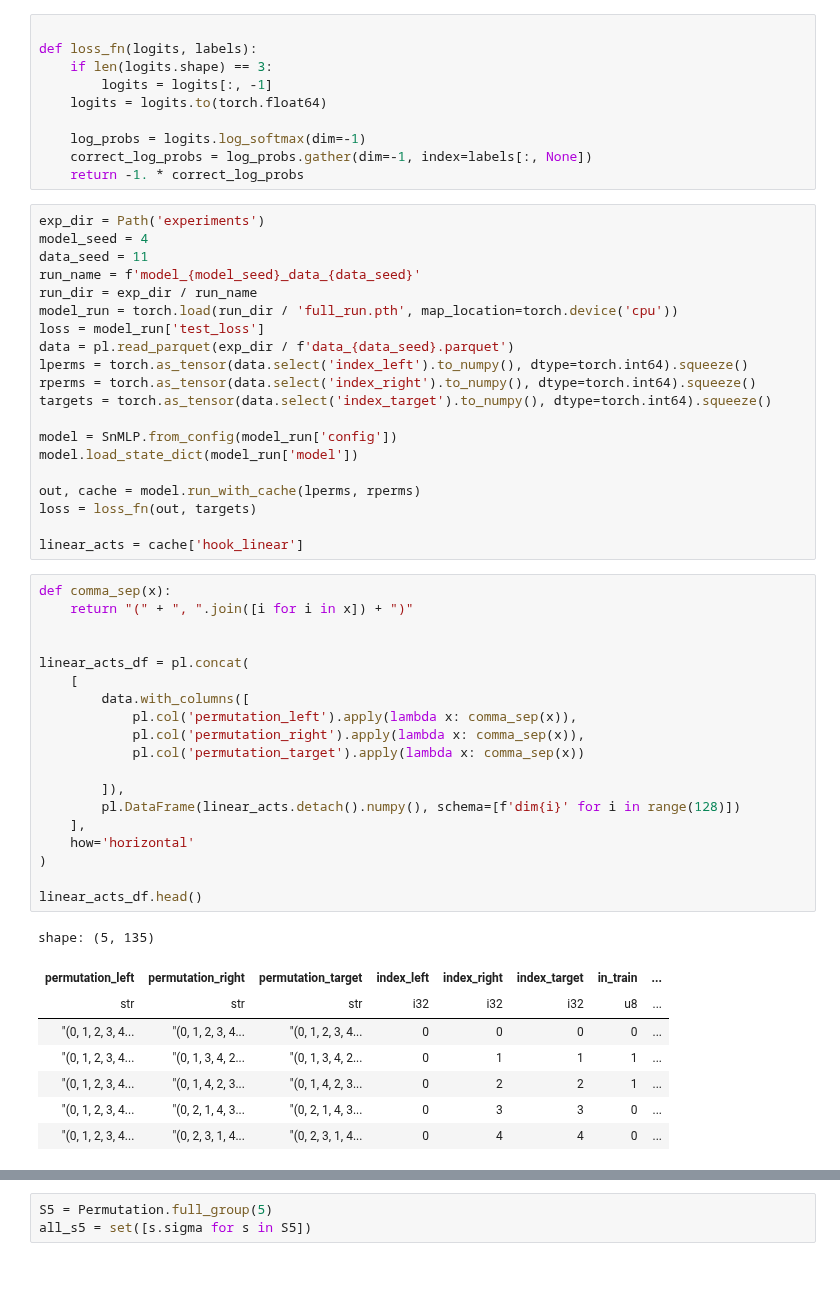
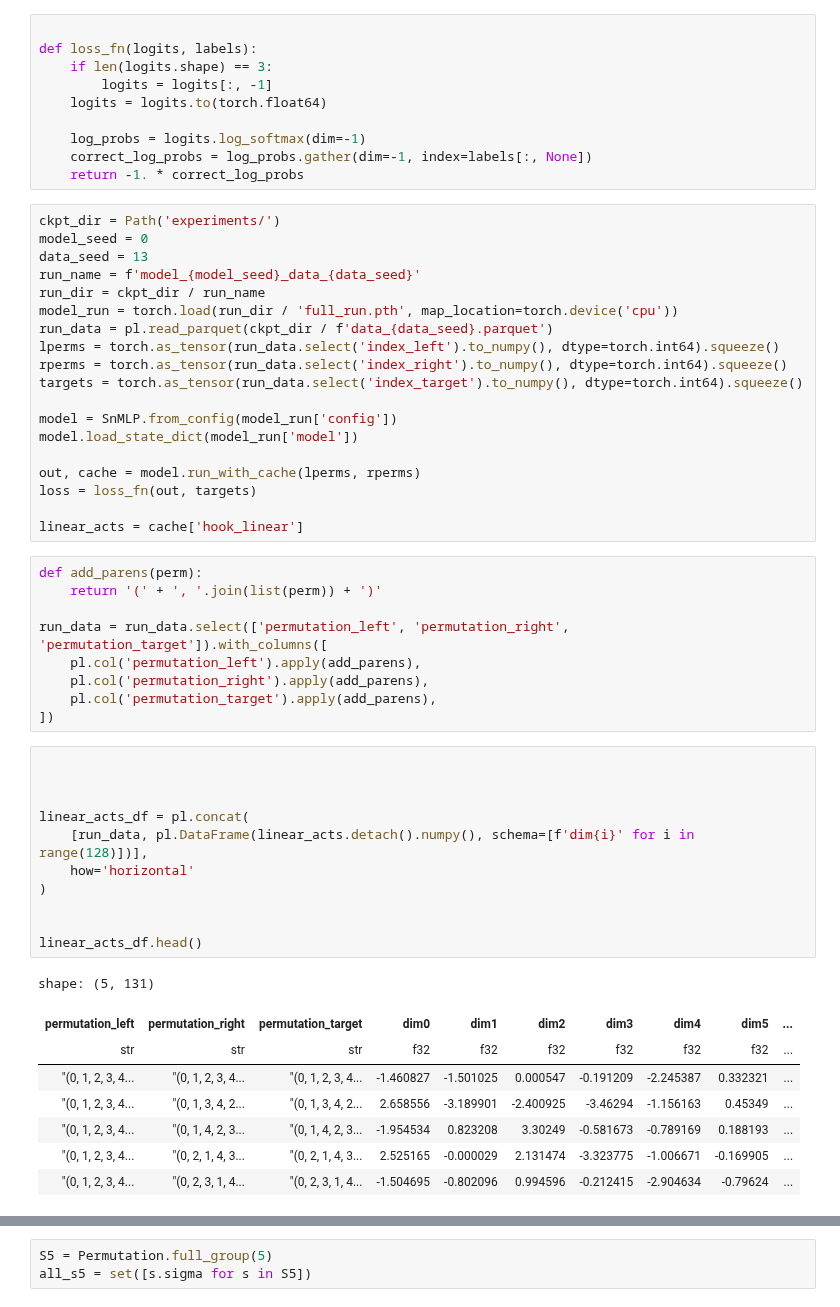
Before and after one commit to dashstander/sn-grok, a Jupyter notebook: subgroups.ipynb, the cells around one changed output, grey strips where cells are left out. Saved outputs shown, nothing was run; the diff lists cells and outputs as text; blank space fills up the shorter version.

```diff
--- a/subgroups.ipynb
+++ b/subgroups.ipynb
@@ -47,17 +47,16 @@ def loss_fn(logits, labels):
     correct_log_probs = log_probs.gather(dim=-1, index=labels[:, None])
     return -1. * correct_log_probs
 # %%
-exp_dir = Path('experiments')
-model_seed = 4
-data_seed = 11
+ckpt_dir = Path('experiments/')
+model_seed = 0
+data_seed = 13
 run_name = f'model_{model_seed}_data_{data_seed}'
-run_dir = exp_dir / run_name
+run_dir = ckpt_dir / run_name
 model_run = torch.load(run_dir / 'full_run.pth', map_location=torch.device('cpu'))
-loss = model_run['test_loss']
-data = pl.read_parquet(exp_dir / f'data_{data_seed}.parquet')
-lperms = torch.as_tensor(data.select('index_left').to_numpy(), dtype=torch.int64).squeeze()
-rperms = torch.as_tensor(data.select('index_right').to_numpy(), dtype=torch.int64).squeeze()
-targets = torch.as_tensor(data.select('index_target').to_numpy(), dtype=torch.int64).squeeze()
+run_data = pl.read_parquet(ckpt_dir / f'data_{data_seed}.parquet')
+lperms = torch.as_tensor(run_data.select('index_left').to_numpy(), dtype=torch.int64).squeeze()
+rperms = torch.as_tensor(run_data.select('index_right').to_numpy(), dtype=torch.int64).squeeze()
+targets = torch.as_tensor(run_data.select('index_target').to_numpy(), dtype=torch.int64).squeeze()
 
 model = SnMLP.from_config(model_run['config'])
 model.load_state_dict(model_run['model'])
@@ -66,31 +65,32 @@ out, cache = model.run_with_cache(lperms, rperms)
 loss = loss_fn(out, targets)
 
 linear_acts = cache['hook_linear']
+# %%
+def add_parens(perm):
+    return '(' + ', '.join(list(perm)) + ')'
+
+run_data = run_data.select(['permutation_left', 'permutation_right', 'permutation_target']).with_columns([
+    pl.col('permutation_left').apply(add_parens),
+    pl.col('permutation_right').apply(add_parens),
+    pl.col('permutation_target').apply(add_parens),
+])
 # %%
-def comma_sep(x):
-    return "(" + ", ".join([i for i in x]) + ")"
+
 
 
 linear_acts_df = pl.concat(
-    [
-        data.with_columns([
-            pl.col('permutation_left').apply(lambda x: comma_sep(x)),
-            pl.col('permutation_right').apply(lambda x: comma_sep(x)),
-            pl.col('permutation_target').apply(lambda x: comma_sep(x))
-
-        ]),
-        pl.DataFrame(linear_acts.detach().numpy(), schema=[f'dim{i}' for i in range(128)])
-    ],
+    [run_data, pl.DataFrame(linear_acts.detach().numpy(), schema=[f'dim{i}' for i in range(128)])],
     how='horizontal'
 )
 
+
 linear_acts_df.head()
 # %% [output]
-shape: (5, 135)
+shape: (5, 131)
-| permutation_left | permutation_right | permutation_target | index_left | index_right | index_target | in_train | ... |
-| str | str | str | i32 | i32 | i32 | u8 | ... |
-| "(0, 1, 2, 3, 4... | "(0, 1, 2, 3, 4... | "(0, 1, 2, 3, 4... | 0 | 0 | 0 | 0 | ... |
-| "(0, 1, 2, 3, 4... | "(0, 1, 3, 4, 2... | "(0, 1, 3, 4, 2... | 0 | 1 | 1 | 1 | ... |
-| "(0, 1, 2, 3, 4... | "(0, 1, 4, 2, 3... | "(0, 1, 4, 2, 3... | 0 | 2 | 2 | 1 | ... |
-| "(0, 1, 2, 3, 4... | "(0, 2, 1, 4, 3... | "(0, 2, 1, 4, 3... | 0 | 3 | 3 | 0 | ... |
-| "(0, 1, 2, 3, 4... | "(0, 2, 3, 1, 4... | "(0, 2, 3, 1, 4... | 0 | 4 | 4 | 0 | ... |
+| permutation_left | permutation_right | permutation_target | dim0 | dim1 | dim2 | dim3 | dim4 | dim5 | ... |
+| str | str | str | f32 | f32 | f32 | f32 | f32 | f32 | ... |
+| "(0, 1, 2, 3, 4... | "(0, 1, 2, 3, 4... | "(0, 1, 2, 3, 4... | -1.460827 | -1.501025 | 0.000547 | -0.191209 | -2.245387 | 0.332321 | ... |
+| "(0, 1, 2, 3, 4... | "(0, 1, 3, 4, 2... | "(0, 1, 3, 4, 2... | 2.658556 | -3.189901 | -2.400925 | -3.46294 | -1.156163 | 0.45349 | ... |
+| "(0, 1, 2, 3, 4... | "(0, 1, 4, 2, 3... | "(0, 1, 4, 2, 3... | -1.954534 | 0.823208 | 3.30249 | -0.581673 | -0.789169 | 0.188193 | ... |
+| "(0, 1, 2, 3, 4... | "(0, 2, 1, 4, 3... | "(0, 2, 1, 4, 3... | 2.525165 | -0.000029 | 2.131474 | -3.323775 | -1.006671 | -0.169905 | ... |
+| "(0, 1, 2, 3, 4... | "(0, 2, 3, 1, 4... | "(0, 2, 3, 1, 4... | -1.504695 | -0.802096 | 0.994596 | -0.212415 | -2.904634 | -0.79624 | ... |
```
Also changed, not shown: parts of 157 cells of this notebook, 2 other files.
